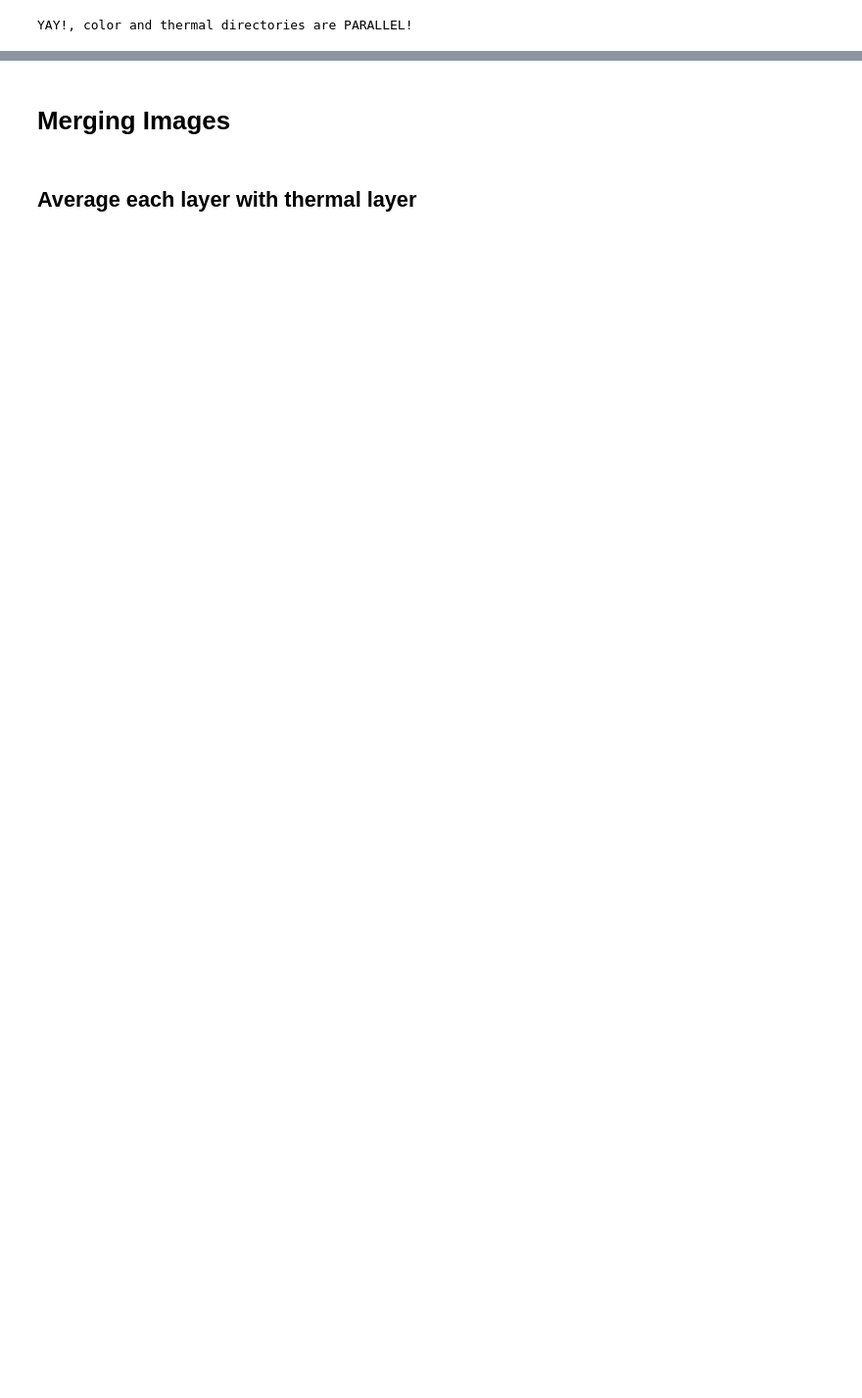
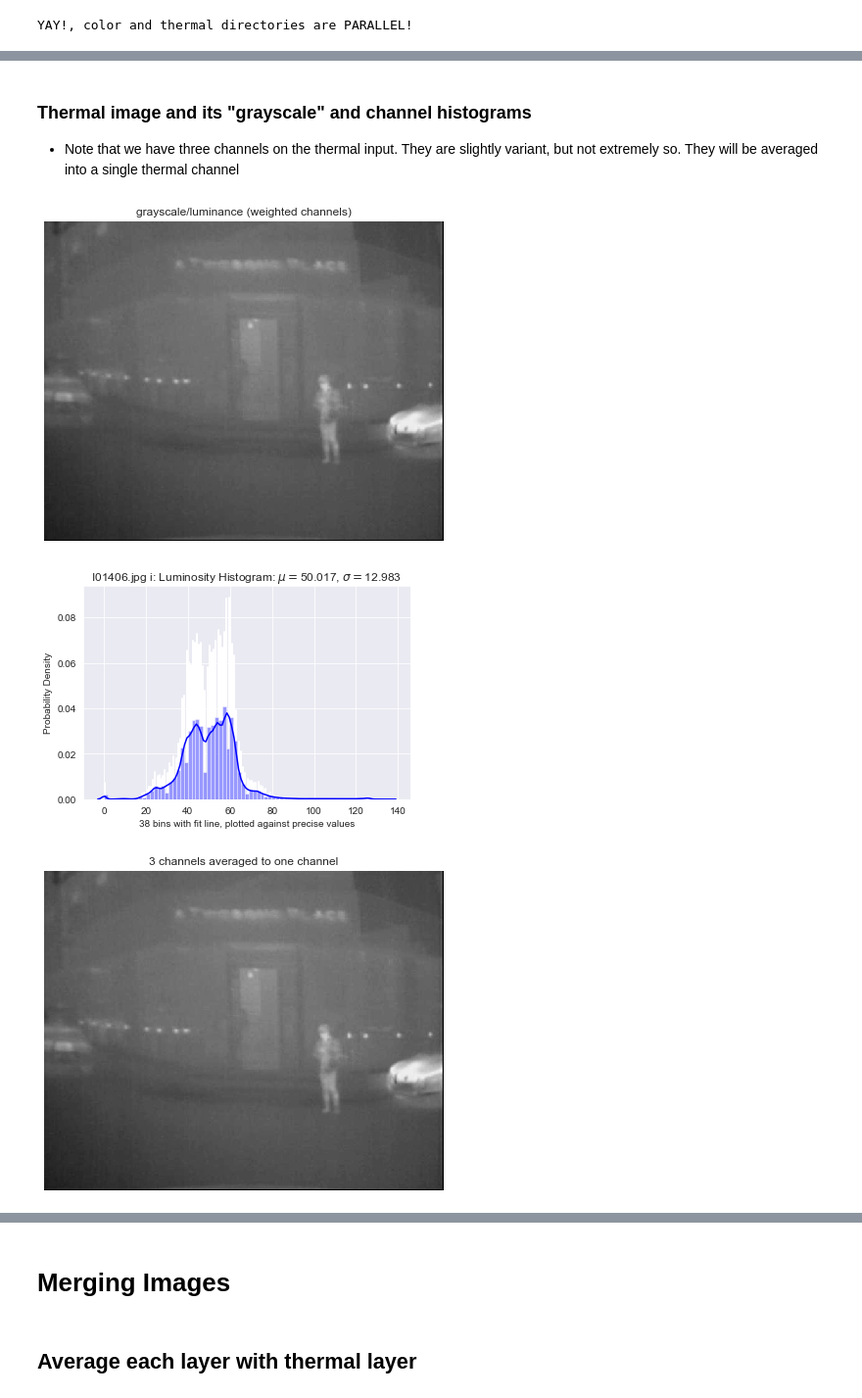
Before and after one commit to MnemoSemiotic/merge_rgb_and_thermal_images, a Jupyter notebook: simple_image_preprocessing.ipynb, the cells around one changed output, grey strips where cells are left out. Shown at 98% size. Cells and saved outputs as stored; diff of their text form; code cells hidden in the pictures; blank space fills up the shorter version.

```diff
--- a/simple_image_preprocessing.ipynb
+++ b/simple_image_preprocessing.ipynb
@@ -56,2 +97,11 @@ img1_therm = imread(get_img_dir() + 'thermal/' + color_img_filenames[img_num])
+# %% [markdown]
+### Thermal image and its "grayscale" and channel histograms
+* Note that we have three channels on the thermal input. They are slightly variant, but not extremely so. They will be averaged into a single thermal channel
 # %%
-# plot_histograms(img1_therm, color_img_filenames[img_num] + ' therm', images=True)
+plot_histograms(img1_ir,
+                color_img_filenames[img_num] + ' ir',
+                images=True)
+# %% [output]
+[figure, added]
+[figure, added]
+[figure, added]
```
Also changed, not shown: parts of 31 cells of this notebook, 4 other files.
